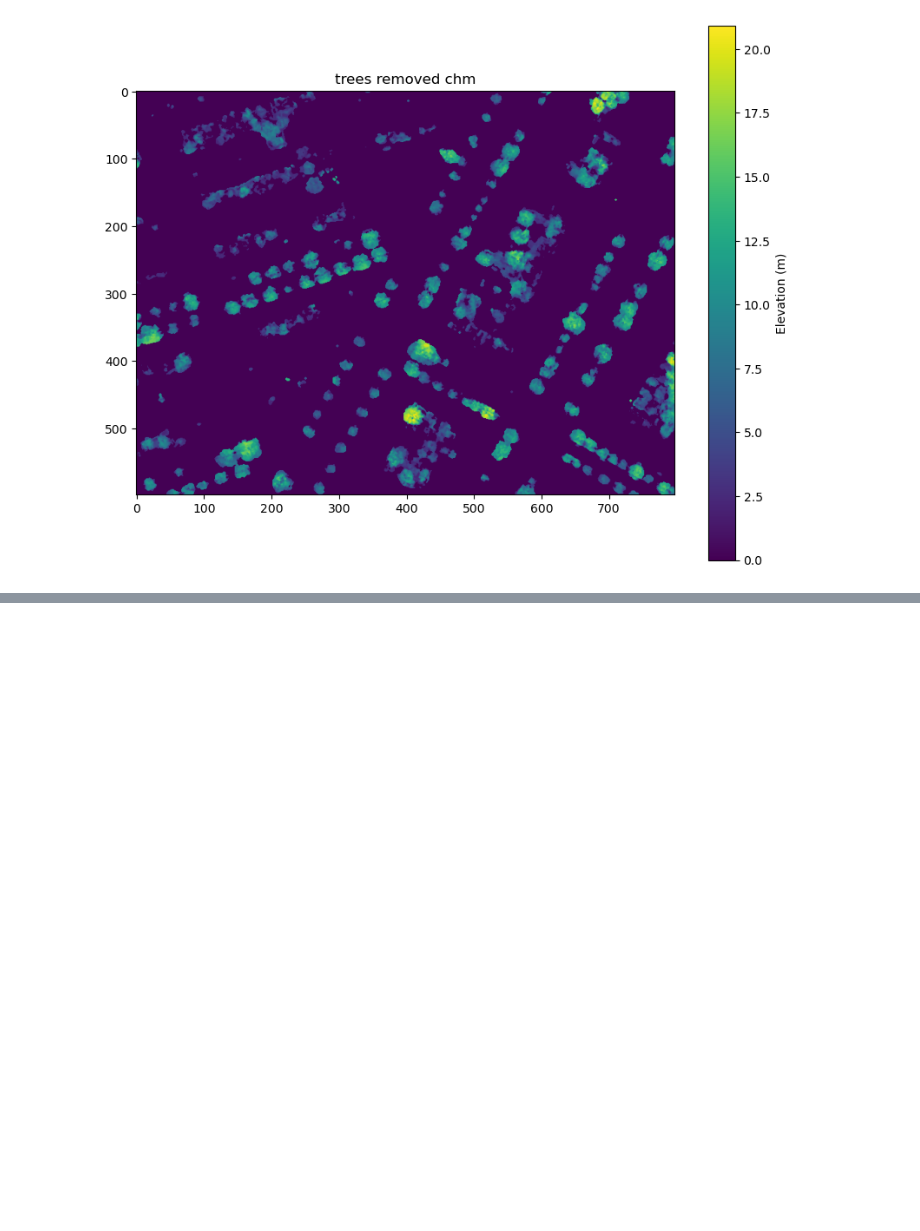
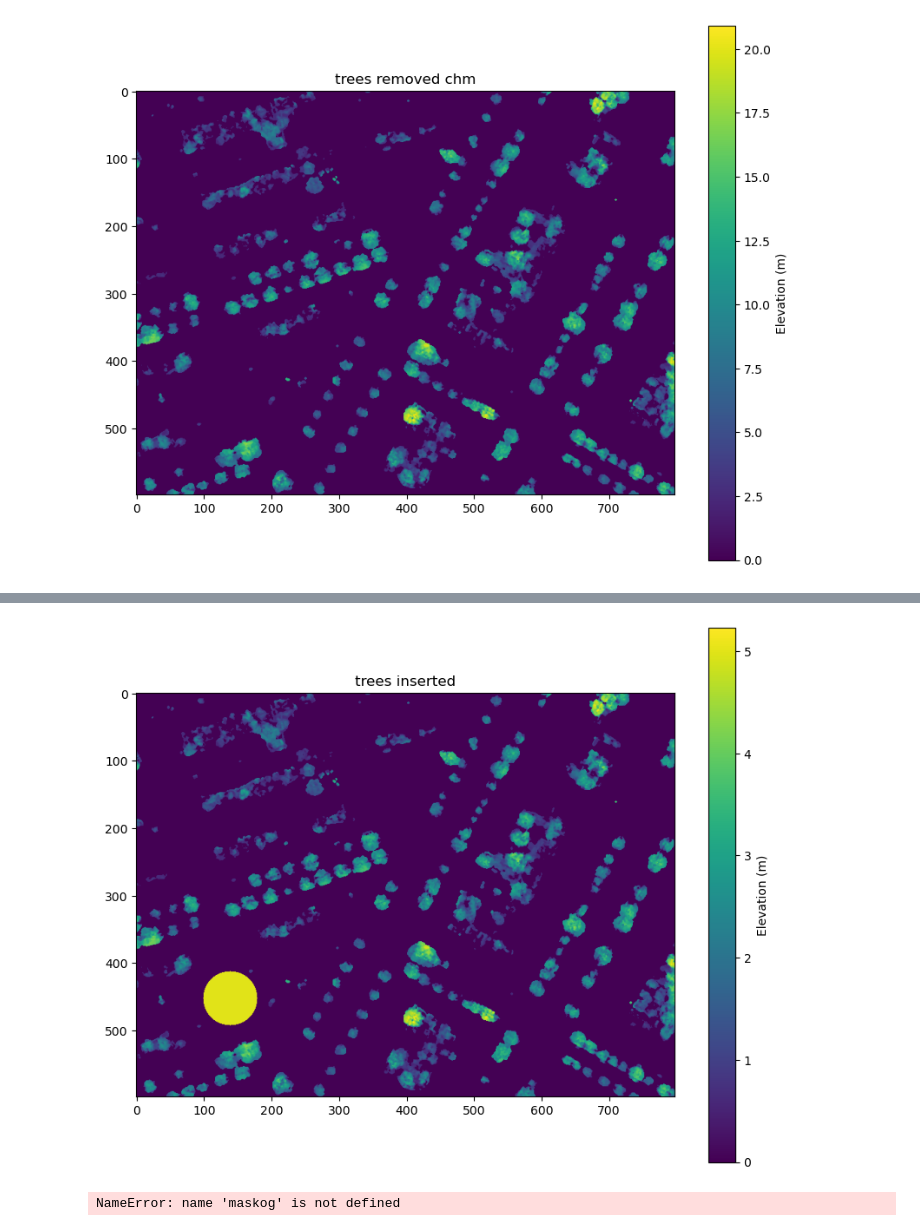
Before and after one commit to jsscmnhn/UMEP_thesis, a Jupyter notebook: j_dataprep/insertion_removal.ipynb, the cells around one changed output, grey strips where cells are left out. Cells and saved outputs as stored; diff of their text form; code cells hidden in the pictures; blank space fills up the shorter version.

```diff
--- a/j_dataprep/insertion_removal.ipynb
+++ b/j_dataprep/insertion_removal.ipynb
@@ -60 +128,5 @@ plot_raster(chm.chm, "trees removed chm")
+# %%
+plot_raster(chm.trunk_array, "trees inserted")
+# %% [output]
+[figure, added]
 # %%
@@ -71,5 +143,8 @@ gdf.to_file("output/tree_clusters_test.geojson", driver="GeoJSON")
 # %%
 from osgeo import gdal
-dsm_path = "output/final_dsm_over.tif"
+dsm_path = "output/updated_chm.tif"
 gdal_dsm = gdal.Open(dsm_path)
-saveraster(gdal_dsm, "output/dsm_new_new.tif", dems.dsm)
+saveraster(gdal_dsm, "output/maskog.tif", maskog[0])
+saveraster(gdal_dsm, "output/maskremoved.tif", listmasks[0])
+# %% [output]
+NameError: name 'maskog' is not defined
```
Also changed, not shown: parts of 21 cells of this notebook, 46 other files.
